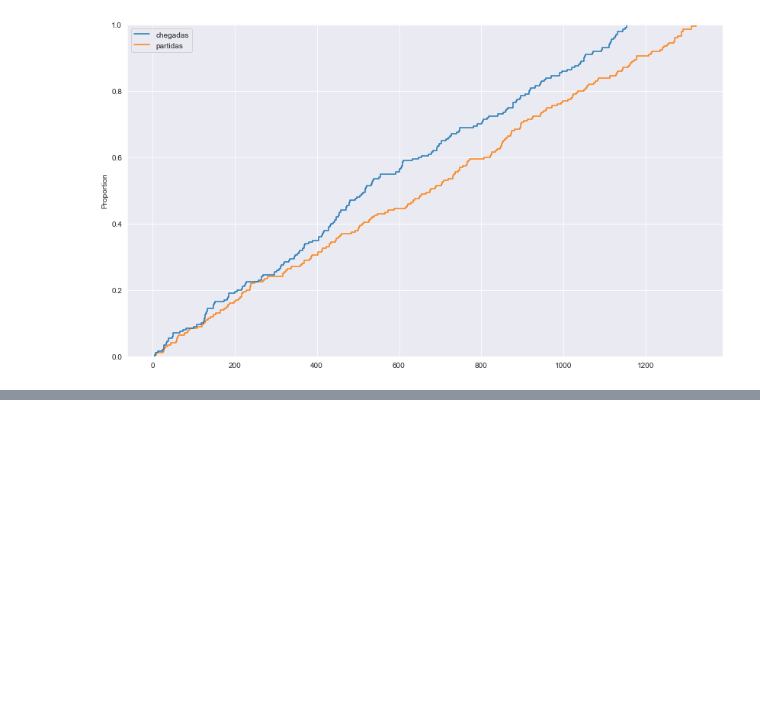
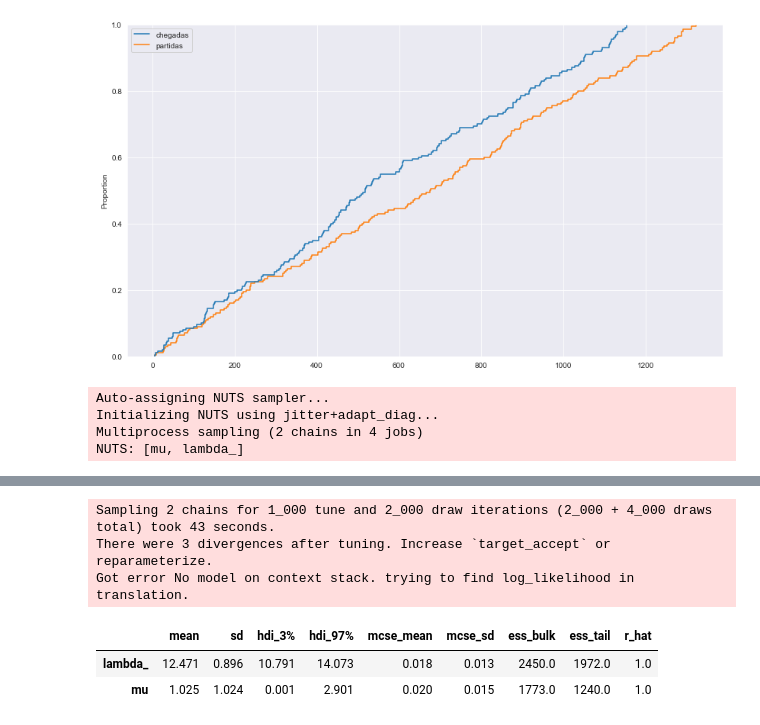
Before and after one commit to pauloceliojr/mcimd-listas, a Jupyter notebook: Trabalho Final/Trabalho_Final.ipynb, the cells around one changed output, grey strips where cells are left out. Cells and saved outputs as stored; diff of their text form; code cells hidden in the pictures; blank space fills up the shorter version.

Commit message:
Teste do uso da PyMC

```diff
--- a/Trabalho Final/Trabalho_Final.ipynb
+++ b/Trabalho Final/Trabalho_Final.ipynb
@@ -154,3 +154,34 @@ ax
 # %% [output]
 <AxesSubplot:ylabel='Proportion'>
 [figure]
+# %%
+### Teste do uso da PyMC
+
+import pymc3 as pm
+import numpy as np
+import warnings
+warnings.filterwarnings('ignore')
+
+# Gerando dados simulados para um modelo exponencial
+np.random.seed(123)
+dados = np.random.exponential(scale=0.08, size=200)     # usando mu = 0.08 e tamanho = 200
+
+# Cria o modelo Bayesiano
+with pm.Model() as model:
+  # Priors para lambda e mu, ambos com dist. exponencial
+  lambda_ = pm.Exponential("lambda_", 1)     # TODO: entender porque 1
+  mu = pm.Exponential("mu", 1)               # TODO: entender porque 1
+
+  # Dist. de probabilidade
+  y = pm.Exponential("y", lambda_, observed=dados)
+
+  # Inferência de MCMC -> preciso entender melhor esse sample
+  trace = pm.sample(draws=2000, chains=2)
+
+# Resultado da inferência
+pm.summary(trace)
+# %% [output]
+Auto-assigning NUTS sampler...
+Initializing NUTS using jitter+adapt_diag...
+Multiprocess sampling (2 chains in 4 jobs)
+NUTS: [mu, lambda_]
@@ -156,0 +189,6 @@ ax
+Sampling 2 chains for 1_000 tune and 2_000 draw iterations (2_000 + 4_000 draws total) took 43 seconds.
+There were 3 divergences after tuning. Increase `target_accept` or reparameterize.
+Got error No model on context stack. trying to find log_likelihood in translation.
+|  | mean | sd | hdi_3% | hdi_97% | mcse_mean | mcse_sd | ess_bulk | ess_tail | r_hat |
+| lambda_ | 12.471 | 0.896 | 10.791 | 14.073 | 0.018 | 0.013 | 2450.0 | 1972.0 | 1.0 |
+| mu | 1.025 | 1.024 | 0.001 | 2.901 | 0.020 | 0.015 | 1773.0 | 1240.0 | 1.0 |
```
Also changed, not shown: parts of 1 cell of this notebook.
